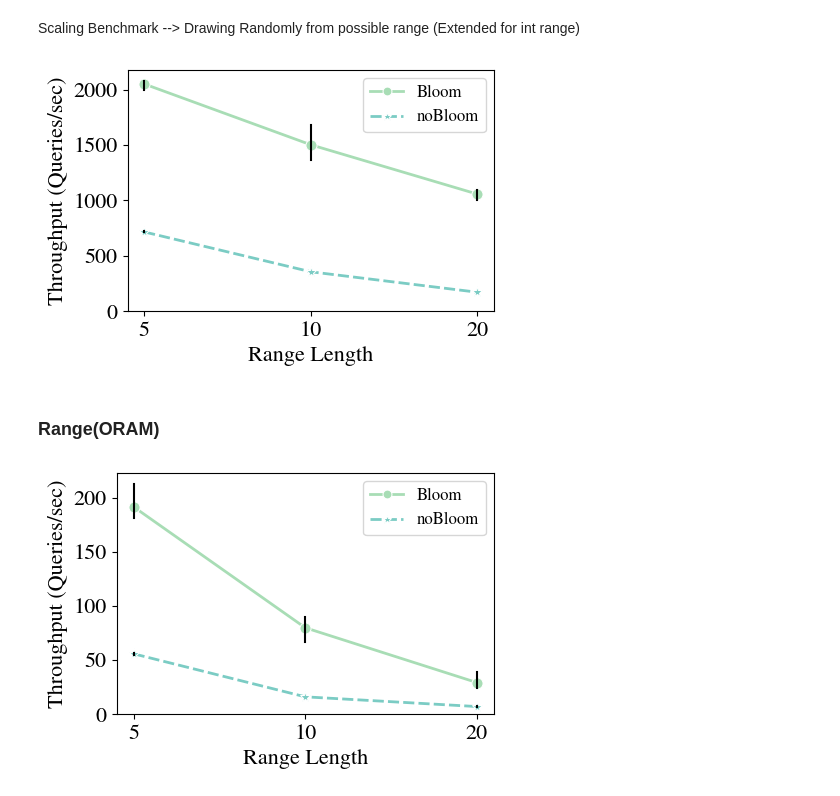
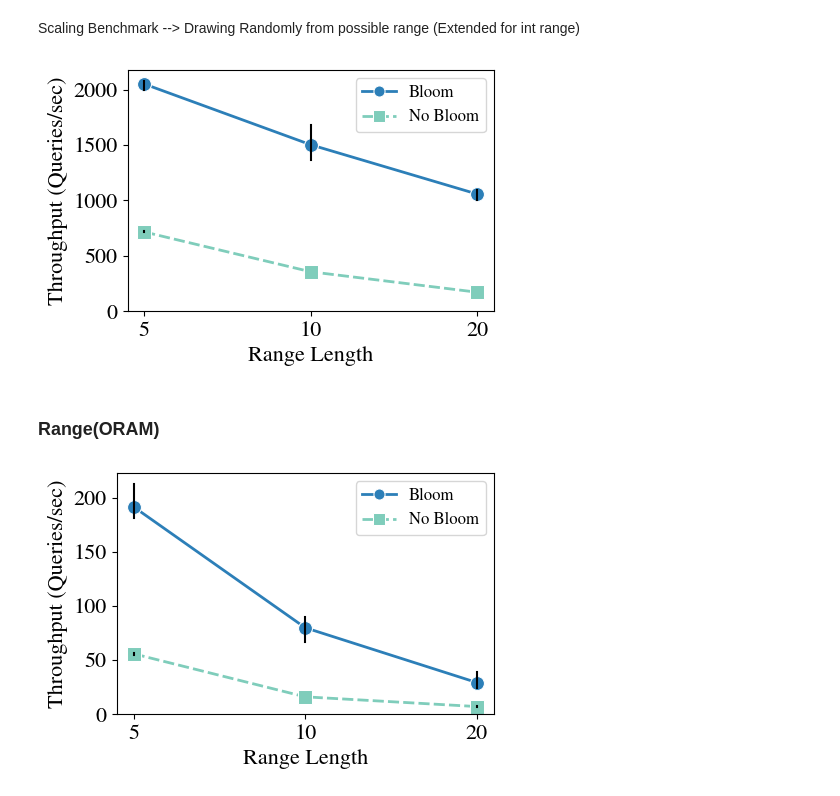
Before and after one commit to dsg-uwaterloo/ObliSQL, a Jupyter notebook: Experiments/Plotting/plots.ipynb, the cells around one changed output. Drawn from its saved outputs; the diff is of its cells as text; code cells hidden in the pictures.

```diff
--- a/Experiments/Plotting/plots.ipynb
+++ b/Experiments/Plotting/plots.ipynb
@@ -608,13 +621,13 @@ selectivity20Bloom = '/home/haseeb/Desktop/Plotting/OverleafGraphs/WaffleData/Ra
 selectivity20NoBloom = '/home/haseeb/Desktop/Plotting/OverleafGraphs/WaffleData/RangeBloom/DefaultRange/Selectivity20/Default'
 
 selectivity5BloomData = read_text_files(selectivity5Bloom, '5', 3, "Bloom")
-selectivity5NoBloomData = read_text_files(selectivity5NoBloom, '5', 3, "noBloom")
+selectivity5NoBloomData = read_text_files(selectivity5NoBloom, '5', 3, "No Bloom")
 
 selectivity10BloomData = read_text_files(selectivity10Bloom, '10', 3, "Bloom")
-selectivity10NoBloomData = read_text_files(selectivity10NoBloom, '10', 3, "noBloom")
+selectivity10NoBloomData = read_text_files(selectivity10NoBloom, '10', 3, "No Bloom")
 
 selectivity20BloomData = read_text_files(selectivity20Bloom, '20', 3, "Bloom")
-selectivity20NoBloomData = read_text_files(selectivity20NoBloom, '20', 3, "noBloom")
+selectivity20NoBloomData = read_text_files(selectivity20NoBloom, '20', 3, "No Bloom")
 
 selectivity5BloomDF = pd.DataFrame(selectivity5BloomData)
 selectivity5NoBloomDF = pd.DataFrame(selectivity5NoBloomData)
@@ -633,37 +646,38 @@ proxyDF = proxyDF.sort_values('Selectivity')
 
 fig, ax = plt.subplots(figsize=(5, 3.5))
 
 # Define marker styles for each category
-marker_styles = {'Bloom': 'o', 'noBloom': '*'}  # 'o' for circles, 's' for squares
+marker_styles = {'Bloom': 'o', 'No Bloom': 's'}  # 'o' for circles, 's' for squares
 
+colors = ['#2c7fb8',"#7fcdbb"]
 # Main lineplot with markers and error bars
 ax = sns.lineplot(data=proxyDF, x='Selectivity', y='Throughput', hue='Filter',
                   err_style='bars', err_kws={'ecolor': 'black'}, palette=colors,
-                  style='Filter', markers=marker_styles, markersize=8,linewidth=2)
+                  style='Filter', markers=marker_styles, markersize=10,linewidth=2)
 
 ax.set_xlabel("Range Length", fontsize=16)
 ax.set_ylabel("Throughput (Queries/sec)", fontsize=16)
 ax.set_ylim(bottom=0)
 ax.tick_params(axis='both', which='major', labelsize=16)
 
 # Reorder legend
 handles, labels = ax.get_legend_handles_labels()
-desired_order = ['Bloom', 'noBloom']  # Your preferred order
+desired_order = ['Bloom', 'No Bloom']  # Your preferred order
 ordered_handles = [handles[labels.index(label)] for label in desired_order]
 ordered_labels = [label for label in desired_order]
 ax.legend(ordered_handles, ordered_labels, fontsize=12, markerscale=0.8)
 
 fig.tight_layout()
 fig.savefig("./figures/rangeBloomLinear.pdf")
 
 #Times new Roman Font in the graph
 # Add Title
 # Fix Axis labels.
 
 
 ### Measure How many keys are we returning per non-empty request in this experiment will help us justify why tpx/s is reducing as we increase selectivity.
 # %% [output]
-[figure, old version]
+[figure, new version]
 # %% [markdown]
 ### Range(ORAM)
 # %%
@@ -677,13 +691,13 @@ selectivity20Bloom = '/home/haseeb/Desktop/Plotting/OverleafGraphs/OramData/Rang
 selectivity20NoBloom = '/home/haseeb/Desktop/Plotting/OverleafGraphs/OramData/RangeBloom/DefaultRange/Selectivity20/NoBloom'
 
 selectivity5BloomData = read_text_files(selectivity5Bloom, '5', 3, "Bloom")
-selectivity5NoBloomData = read_text_files(selectivity5NoBloom, '5', 3, "noBloom")
+selectivity5NoBloomData = read_text_files(selectivity5NoBloom, '5', 3, "No Bloom")
 
 selectivity10BloomData = read_text_files(selectivity10Bloom, '10', 3, "Bloom")
-selectivity10NoBloomData = read_text_files(selectivity10NoBloom, '10', 3, "noBloom")
+selectivity10NoBloomData = read_text_files(selectivity10NoBloom, '10', 3, "No Bloom")
 
 selectivity20BloomData = read_text_files(selectivity20Bloom, '20', 3, "Bloom")
-selectivity20NoBloomData = read_text_files(selectivity20NoBloom, '20', 3, "noBloom")
+selectivity20NoBloomData = read_text_files(selectivity20NoBloom, '20', 3, "No Bloom")
 
 selectivity5BloomDF = pd.DataFrame(selectivity5BloomData)
 selectivity5NoBloomDF = pd.DataFrame(selectivity5NoBloomData)
@@ -706,17 +720,15 @@ order=["5","10","20"]
 proxyDF['Selectivity'] = pd.Categorical(proxyDF['Selectivity'], categories=order, ordered=True)
 proxyDF = proxyDF.sort_values('Selectivity')
 
-marker_styles = {'Bloom': 'o', 'noBloom': 's'}  # 'o' for circles, 's' for squares
-
 fig, ax = plt.subplots(figsize=(5, 3.5))
 
 # Define marker styles for each category
-marker_styles = {'Bloom': 'o', 'noBloom': '*'}  # 'o' for circles, 's' for squares
+marker_styles = {'Bloom': 'o', 'No Bloom': 's'}  # 'o' for circles, 's' for squares
 
 # Main lineplot with markers and error bars
 ax = sns.lineplot(data=proxyDF, x='Selectivity', y='Throughput', hue='Filter',
                   err_style='bars', err_kws={'ecolor': 'black'}, palette=colors,
-                  style='Filter', markers=marker_styles, markersize=8,linewidth=2)
+                  style='Filter', markers=marker_styles, markersize=10,linewidth=2)
 
 ax.set_xlabel("Range Length", fontsize=16)
 ax.set_ylabel("Throughput (Queries/sec)", fontsize=16)
@@ -725,7 +737,7 @@ ax.tick_params(axis='both', which='major', labelsize=16)
 
 # Reorder legend
 handles, labels = ax.get_legend_handles_labels()
-desired_order = ['Bloom', 'noBloom']  # Your preferred order
+desired_order = ['Bloom', 'No Bloom']  # Your preferred order
 ordered_handles = [handles[labels.index(label)] for label in desired_order]
 ordered_labels = [label for label in desired_order]
 ax.legend(ordered_handles, ordered_labels, fontsize=12, markerscale=0.8)
@@ -741,4 +753,4 @@ plt.show()
 
 ### Measure How many keys are we returning per non-empty request in this experiment will help us justify why tpx/s is reducing as we increase selectivity.
 # %% [output]
-[figure, old version]
+[figure, new version]
```
Also changed, not shown: parts of 4 cells of this notebook, 2 other files.
